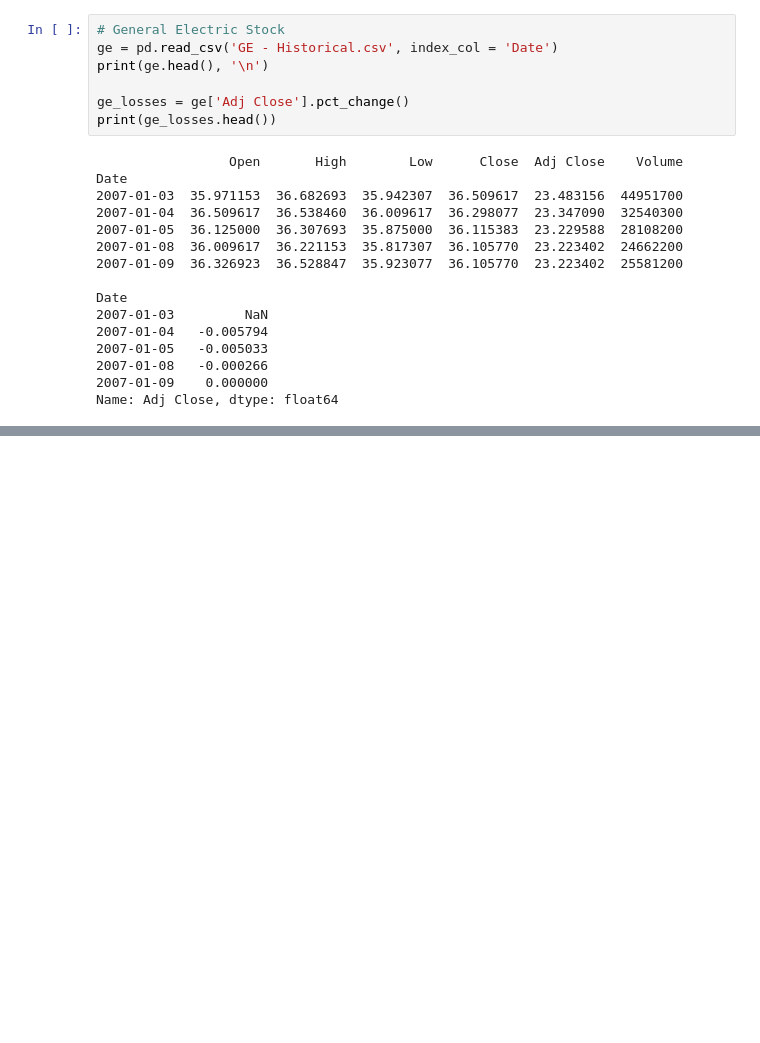
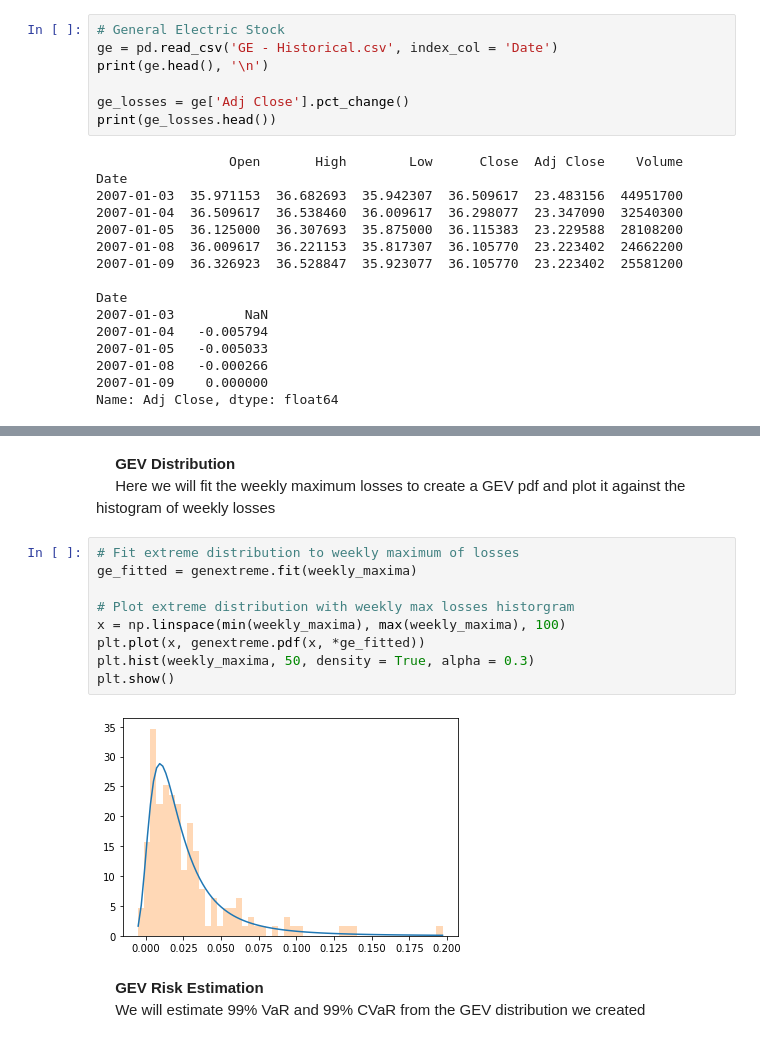
Before and after one commit to mnktan/QuantRiskManagement, a Jupyter notebook: QRM_DCProject.ipynb, the cells around one changed output, grey strips where cells are left out. Drawn from its saved outputs; the diff is of its cells as text; blank space fills up the shorter version.

```diff
--- a/QRM_DCProject.ipynb
+++ b/QRM_DCProject.ipynb
@@ -604,0 +634,17 @@ TypeError: Only valid with DatetimeIndex, TimedeltaIndex or PeriodIndex, but got
+# %% [markdown]
+&emsp; **GEV Distribution**
+&emsp; Here we will fit the weekly maximum losses to create a GEV pdf and plot it against the histogram of weekly losses
+# %%
+# Fit extreme distribution to weekly maximum of losses
+ge_fitted = genextreme.fit(weekly_maxima)
+
+# Plot extreme distribution with weekly max losses historgram
+x = np.linspace(min(weekly_maxima), max(weekly_maxima), 100)
+plt.plot(x, genextreme.pdf(x, *ge_fitted))
+plt.hist(weekly_maxima, 50, density = True, alpha = 0.3)
+plt.show()
+# %% [output]
+[figure, added]
+# %% [markdown]
+&emsp; **GEV Risk Estimation**
+&emsp; We will estimate 99% VaR and 99% CVaR from the GEV distribution we created
```
Also changed, not shown: parts of 11 cells of this notebook.
